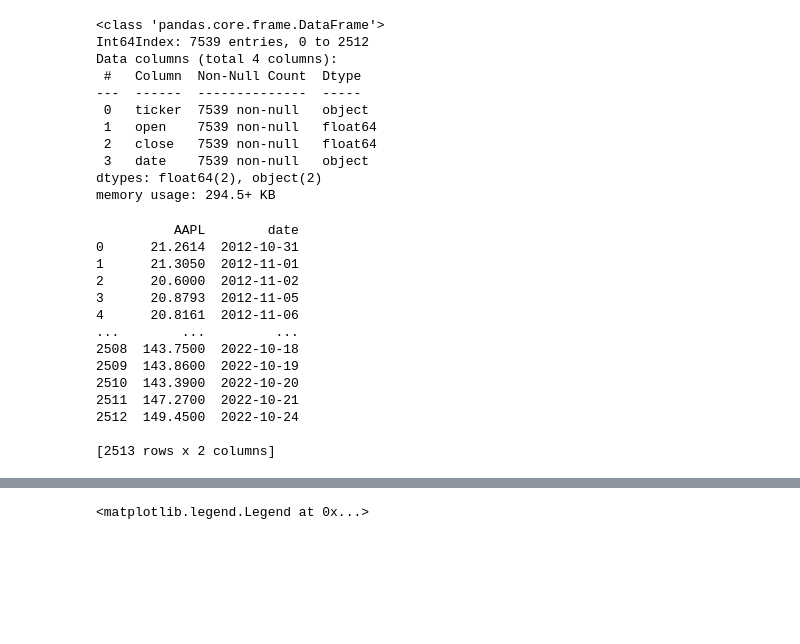
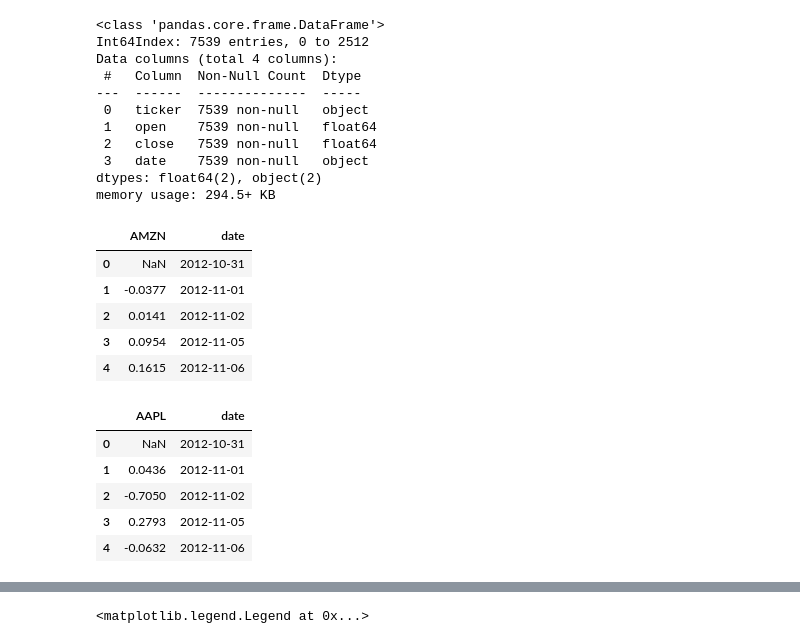
Before and after one commit to lyndsaywylie/Project-1, a Jupyter notebook: lyns.ipynb, the cells around one changed output, grey strips where cells are left out. Drawn from its saved outputs; the diff is of its cells as text; code cells hidden in the pictures; blank space fills up the shorter version.

```diff
--- a/lyns.ipynb
+++ b/lyns.ipynb
@@ -73,49 +73,47 @@ amzn_daily2 = pd.DataFrame(amzn_daily2)
 #print(amzn_daily2.head())
 goog_daily2 = tickers_pctchange[tickers_pctchange["ticker"] == "GOOG"]
 goog_daily2 = pd.DataFrame(goog_daily2)
 #print(goog_daily2.head())
 
 #rename close as ticker to prepare to merge by date
 aapl_daily2.rename(columns = {'close':'AAPL'}, inplace = True)
 del aapl_daily2["ticker"]
 amzn_daily2.rename(columns = {'close':'AMZN'}, inplace = True)
 del amzn_daily2["ticker"]
 goog_daily2.rename(columns = {'close':'GOOG'}, inplace = True)
 del goog_daily2["ticker"]
 
 #make copy for prices
 aapl_prices = aapl_daily2.copy(deep=True)
 amzn_prices = amzn_daily2.copy(deep=True)
 goog_prices = goog_daily2.copy(deep=True)
-print(aapl_prices)
+#print(aapl_prices)
 
 #make copy for $ changes
 aapl_bch = aapl_daily2.copy(deep=True)
-amzn_bch = amzn_daily2.copy(deep=True)
+amzn_bch = amzn_daiaapl_bchly2.copy(deep=True)
 goog_bch = goog_daily2.copy(deep=True)
 #print(goog_bch)
 
 #calculate % change
 aapl_daily2["AAPL"]=aapl_daily2["AAPL"].pct_change()*100
 amzn_daily2["AMZN"]=amzn_daily2["AMZN"].pct_change()*100
 goog_daily2["GOOG"]=goog_daily2["GOOG"].pct_change()*100
 aapl_daily2 = aapl_daily2[["date", "AAPL"]]
+
+#calculate $ change
+aapl_bch["AAPL"]=aapl_bch["AAPL"].diff()
+amzn_bch["AMZN"]=amzn_bch["AMZN"].diff()
+goog_bch["GOOG"]=goog_bch["GOOG"].diff()
+amzn_bch.head()
 #aapl_daily2
 # %% [output]
-          AAPL        date
-0      21.2614  2012-10-31
-1      21.3050  2012-11-01
-2      20.6000  2012-11-02
-3      20.8793  2012-11-05
-4      20.8161  2012-11-06
-...        ...         ...
-2508  143.7500  2022-10-18
-2509  143.8600  2022-10-19
-2510  143.3900  2022-10-20
-2511  147.2700  2022-10-21
-2512  149.4500  2022-10-24
-
-[2513 rows x 2 columns]
+|  | AMZN | date |
+| 0 | NaN | 2012-10-31 |
+| 1 | -0.0377 | 2012-11-01 |
+| 2 | 0.0141 | 2012-11-02 |
+| 3 | 0.0954 | 2012-11-05 |
+| 4 | 0.1615 | 2012-11-06 |
 # %%
 #merge tables % change
 merge_pctchange = aapl_daily2.merge(amzn_daily2, on='date', how='left')
@@ -135,3 +133,13 @@ merge_bch.head()
 merge_pctchange= merge_pctchange[['date','AAPL','GOOG', "AMZN"]]
 merge_prices= merge_prices[['date','AAPL','GOOG', "AMZN"]]
 merge_bch= merge_bch[['date','AAPL','GOOG', "AMZN"]]
+#merge_bch
+#merge_pctchange
+aapl_bch.head()
+# %% [output]
+|  | AAPL | date |
+| 0 | NaN | 2012-10-31 |
+| 1 | 0.0436 | 2012-11-01 |
+| 2 | -0.7050 | 2012-11-02 |
+| 3 | 0.2793 | 2012-11-05 |
+| 4 | -0.0632 | 2012-11-06 |
```
Also changed, not shown: parts of 13 cells of this notebook.
